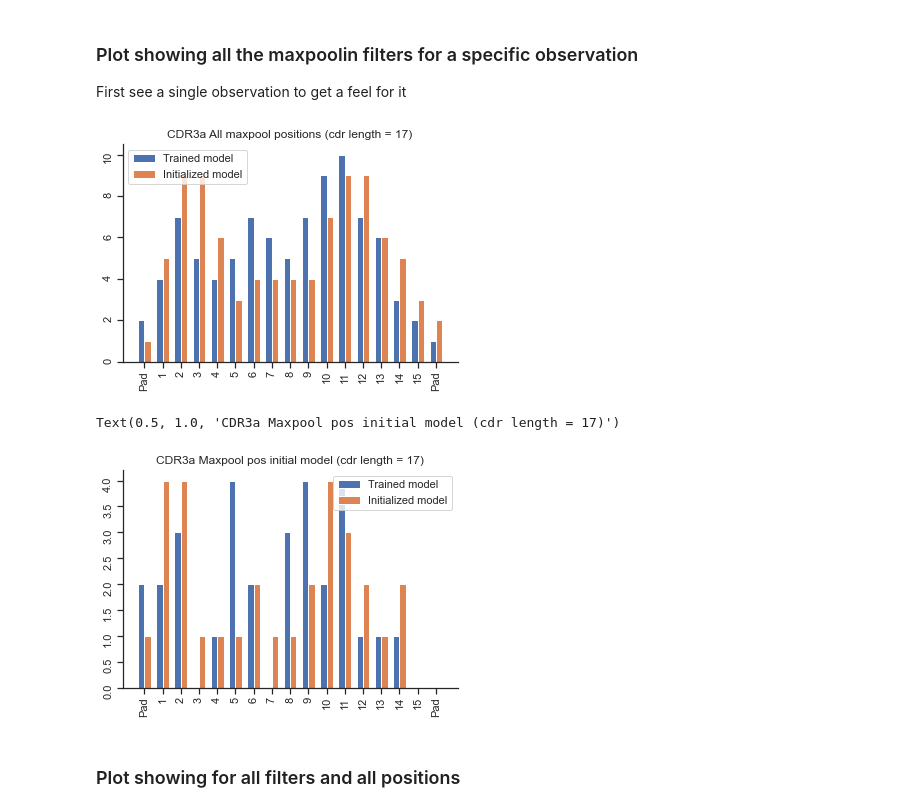
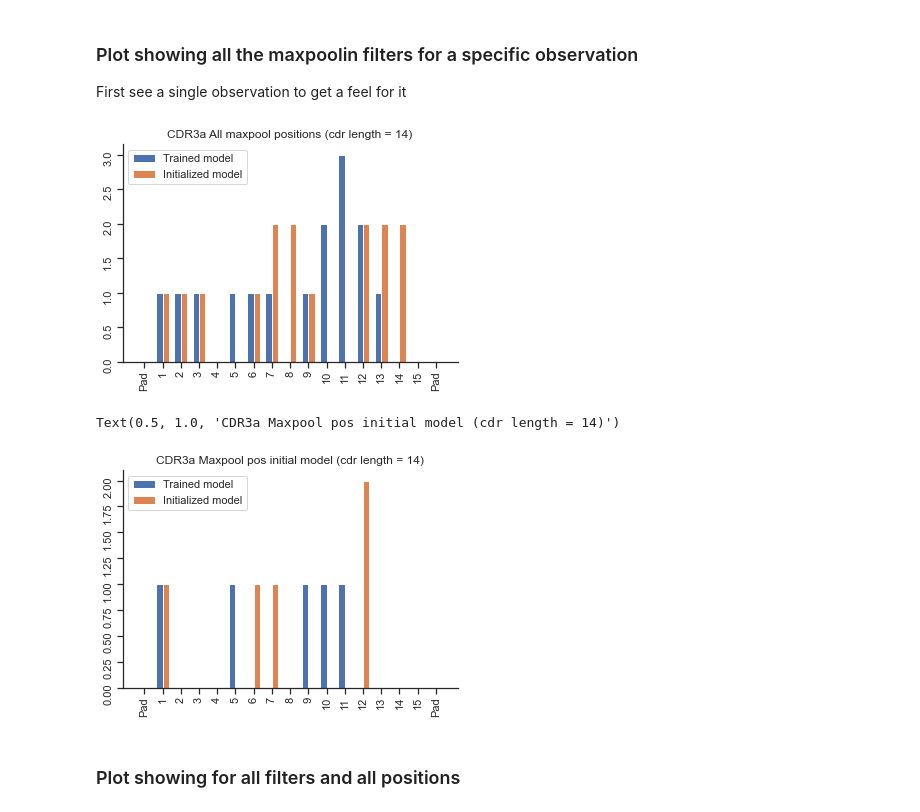
Before and after one commit to chrhjoh/speciale, a Jupyter notebook: modeling/src/03_analyze_cdr_cnn.ipynb, the cells around one changed output. Drawn from its saved outputs; the diff is of its cells as text; code cells hidden in the pictures.

```diff
--- a/modeling/src/03_analyze_cdr_cnn.ipynb
+++ b/modeling/src/03_analyze_cdr_cnn.ipynb
@@ -28,7 +28,7 @@ def read_data(filename):
 DIR = "/Users/christianjohansen/Desktop/speciale/modeling"
 DATA_DIR = os.path.join(DIR,"data")
 DATA_FILE = os.path.join(DATA_DIR, "datasets/train_data_98neg_98pos.csv")
-MODEL_FILE = os.path.join(DATA_DIR, "models/cdr_model.pt")
+MODEL_FILE = os.path.join(DATA_DIR, "models/cdr3_model.pt")
 ENCODING_FILE = os.path.join(DATA_DIR, "blosum/blosum.pkl")
 
 # Data parameters
@@ -53,7 +53,7 @@ lr = 0.005
 weight_decay = 0.0005
 
 # Layer parameters
-cnn_channels = 30
+cnn_channels = 5
 hidden_neurons = 64
 dropout = 0.3
 cnn_kernel = 3
@@ -82,10 +82,10 @@ Using sequence features: pep, cdr1a, cdr2a, cdr3a, cdr1b, cdr2b, cdr3b
 loss_weight = len(test_data) / sum(test_data.labels)
 criterion = nn.BCELoss(reduction='none')
 
-net = CdrCNN(local_features, global_features, use_global_features, cnn_channels=cnn_channels, dropout=dropout, cnn_kernel_size=cnn_kernel, dense_neurons=hidden_neurons)
+net = CdrCNN(local_features, global_features, use_global_features, cnn_channels=cnn_channels, dropout=dropout, cnn_kernel_size=cnn_kernel)
 net.load_state_dict(torch.load(MODEL_FILE))
 net.to(device)
-initial_net = CdrCNN(local_features, global_features, use_global_features, cnn_channels=cnn_channels, dropout=dropout, cnn_kernel_size=cnn_kernel, dense_neurons=hidden_neurons)
+initial_net = CdrCNN(local_features, global_features, use_global_features, cnn_channels=cnn_channels, dropout=dropout, cnn_kernel_size=cnn_kernel)
 initial_net.to(device)
 
 test_runner = Runner(test_dl, net, criterion, loss_weight, device)
@@ -473,30 +473,30 @@ for i in range(idxs.shape[1]):
 # %%
 labels = ["Pad"]+[str(x) for x in range(1,16)] + ["Pad"]
 x = np.arange(len(labels))  # the label locations
 width = 0.35  # the width of the bars
 
 obs = 0 # Change here for altering observation
-cdr_len = len(test_data.df.iloc[obs]["cdr3b"])
+cdr_len = len(test_data.df.iloc[obs]["cdr3a"])
 fig, ax = plt.subplots()
 rects1 = ax.bar(x - width/2, total_counts[obs,:], width, label='Trained model')
 rects2 = ax.bar(x + width/2, total_counts_init[obs,:], width, label='Initialized model')
 ax.tick_params(rotation=90)
 ax.set_xticks(x, labels)
 ax.legend()
 ax.set_title(f"CDR3a All maxpool positions (cdr length = {cdr_len})")
 plt.show()
 
 fig, ax = plt.subplots()
 rects1 = ax.bar(x - width/2, start_pos[obs,:], width, label='Trained model')
 rects2 = ax.bar(x + width/2, start_pos_init[obs,:], width, label='Initialized model')
 ax.tick_params(rotation=90)
 ax.set_xticks(x, labels)
 ax.legend()
 ax.set_title(f"CDR3a Maxpool pos initial model (cdr length = {cdr_len})")
 # %% [output]
-[figure, old version]
+[figure, new version]
-Text(0.5, 1.0, 'CDR3a Maxpool pos initial model (cdr length = 17)')
+Text(0.5, 1.0, 'CDR3a Maxpool pos initial model (cdr length = 14)')
-[figure, old version]
+[figure, new version]
 # %% [markdown]
 ### Plot showing for all filters and all positions
 # %%
```
Also changed, not shown: parts of 13 cells of this notebook, 4 other files.
